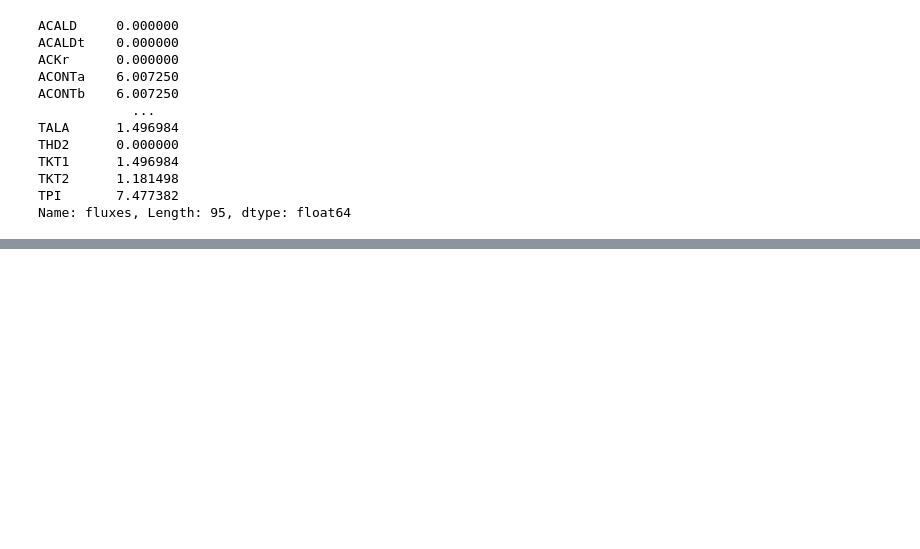
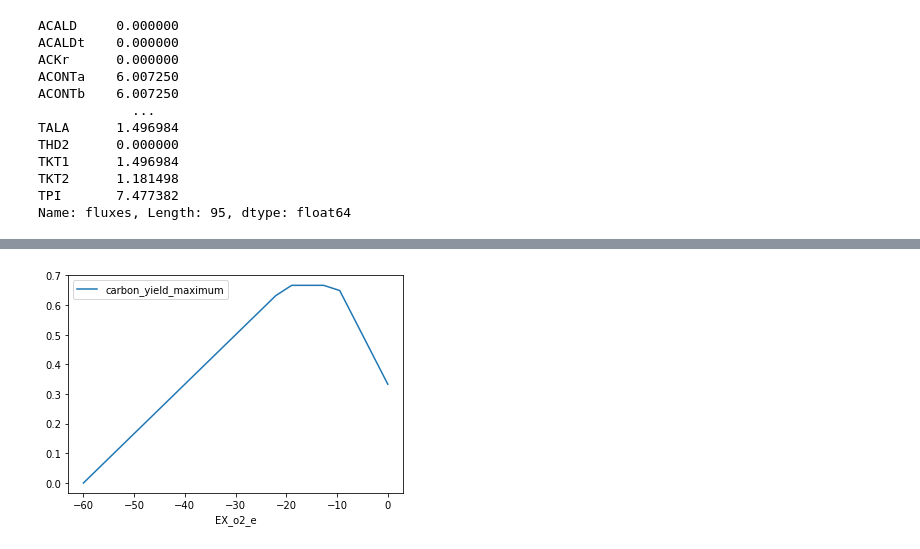
Before and after one commit to martillodesocorro/Manual-COBRApy-, a Jupyter notebook: Manual COBRApy.ipynb, the cells around one changed output, grey strips where cells are left out. Cells and saved outputs as stored; diff of their text form; code cells hidden in the pictures; blank space fills up the shorter version.

```diff
--- a/Manual COBRApy.ipynb
+++ b/Manual COBRApy.ipynb
@@ -774,0 +966,6 @@ Name: fluxes, Length: 95, dtype: float64
+# %%
+%matplotlib inline
+prod_env.plot(
+    kind='line', x='EX_o2_e', y='carbon_yield_maximum');
+# %% [output]
+[figure, added]
```
Also changed, not shown: parts of 34 cells of this notebook.
